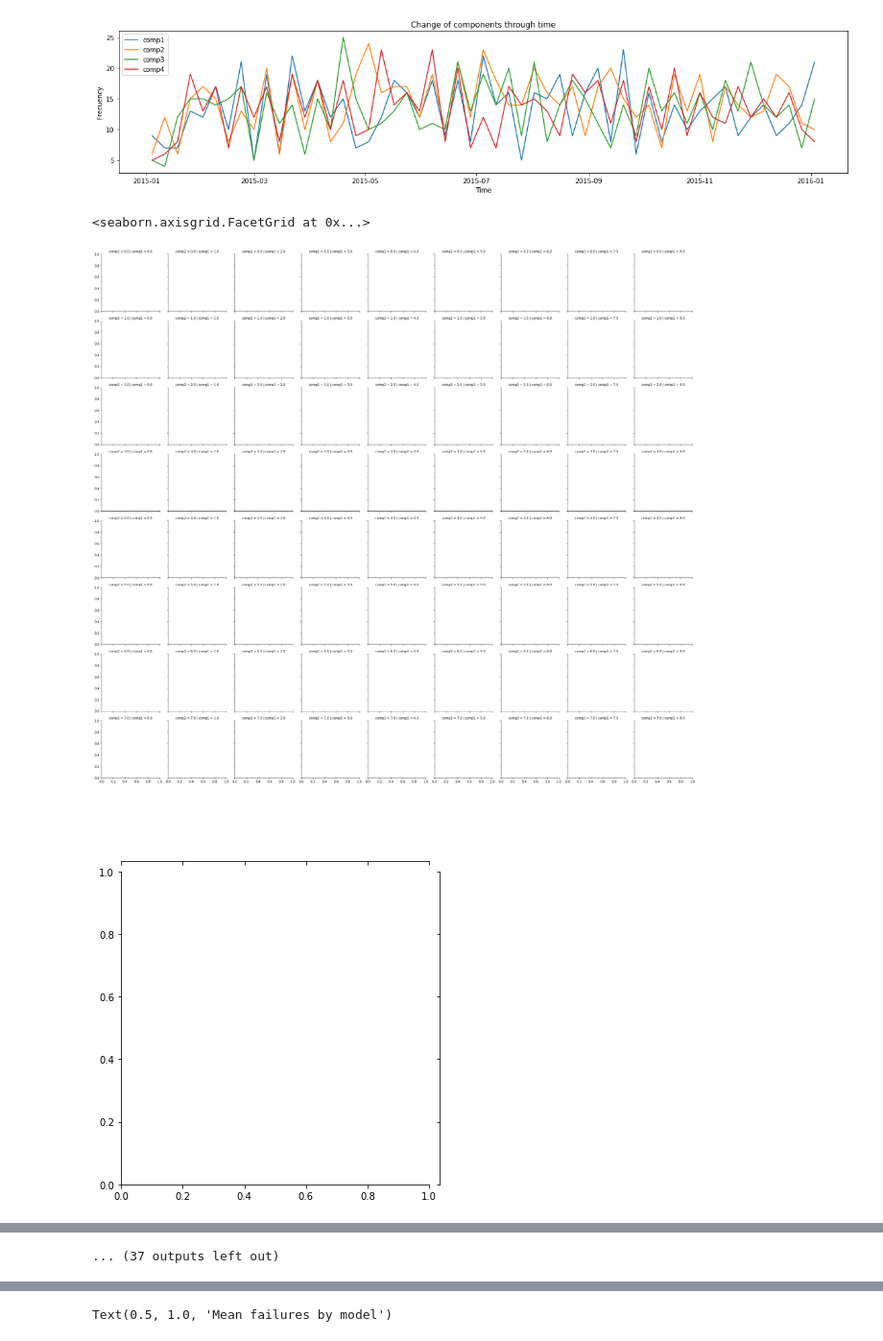
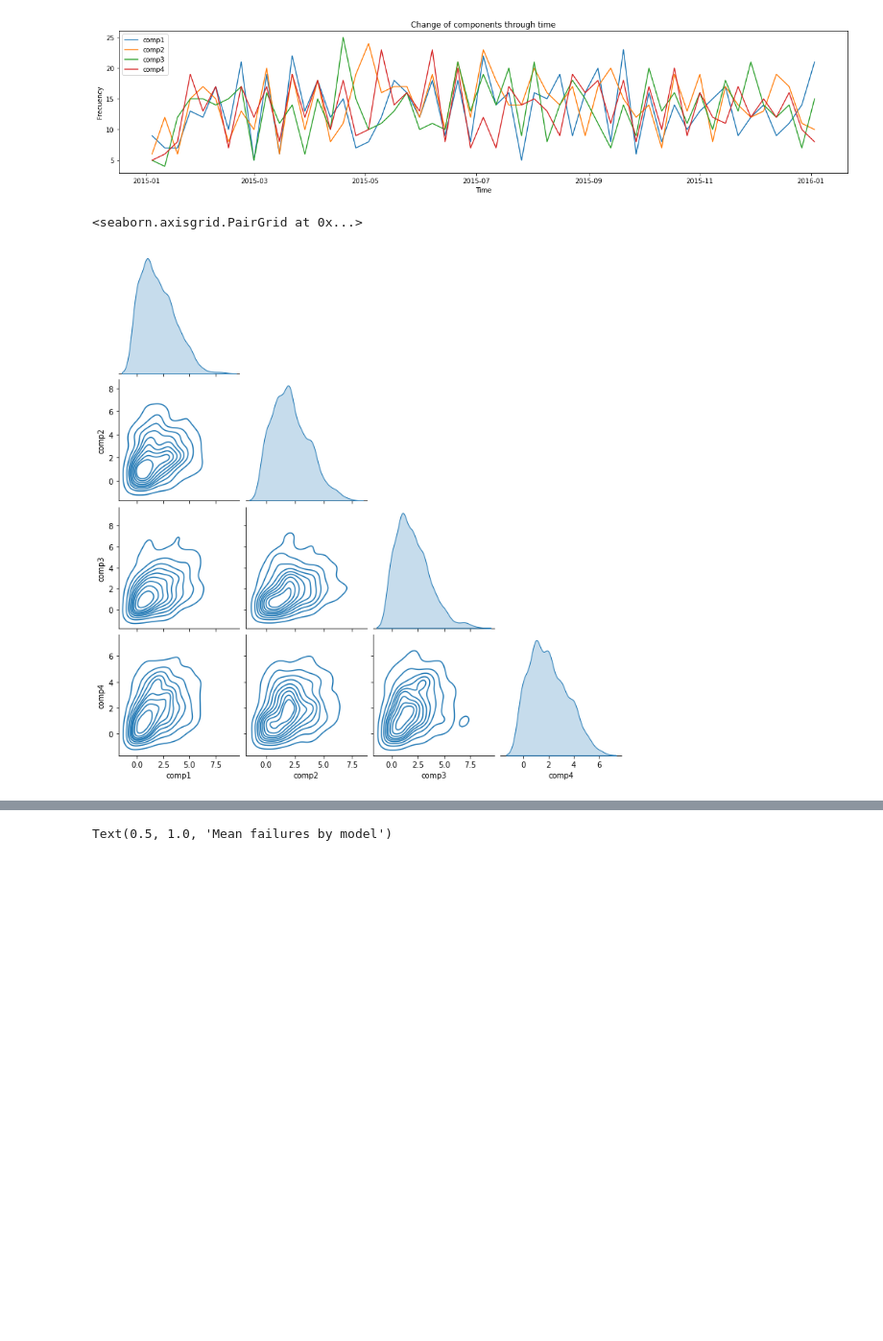
Before and after one commit to Brami01/TIC_Project_PM, a Jupyter notebook: grupo4_RicardoFernandez_BramiPrudencio_PabloRivas.ipynb, the cells around one changed output, grey strips where cells are left out. Shown at 96% size. Drawn from its saved outputs; the diff is of its cells as text; code cells hidden in the pictures; blank space fills up the shorter version.

Commit message:
more plots

```diff
--- a/grupo4_RicardoFernandez_BramiPrudencio_PabloRivas.ipynb
+++ b/grupo4_RicardoFernandez_BramiPrudencio_PabloRivas.ipynb
@@ -213,25 +219,7 @@ plt.title('Change of components through time')
 Text(0.5, 1.0, 'Change of components through time')
 [figure]
 # %%
-maint_2015_comp = maint_2015.groupby(['datetime', 'comp'], as_index=False).count().pivot(index='datetime', columns='comp', values='machineID')
-maint_2015_comp = maint_2015_comp.fillna(0)
-maint_2015_comp = maint_2015_comp.reset_index()
-#maint_2015_comp = maint_2015_comp.groupby(pd.Grouper(freq="1W")).sum()
-
-#maint_2015_comp.index = range(len(maint_2015_comp.index))
-#maint_2015_comp
-#maint_2015_comp.index.values
-#maint_2015_comp.reset_index(drop=True).index.values
-#sns.jointplot(data=maint_2015_comp, x='comp1', y='comp2', kind='hist')
-
-
-g = sns.FacetGrid(maint_2015_comp, col="comp1",  row="comp2")
-g.map(sns.jointplot)
-#fig, axs = plt.subplots(4, 4, figsize=(20,20))
-#for i, feat in enumerate(components):
-#    for j in range(4):
-#        sns.jointplot(data=maint_2015_comp, x=feat, y=components[j], kind='hist')
+sns.pairplot(maint_2015_comp, corner=True, kind='kde')
 # %% [output]
-<seaborn.axisgrid.FacetGrid at 0x...>
+<seaborn.axisgrid.PairGrid at 0x...>
-[figure, old version]
+[figure, new version]
-[figure, removed]
@@ -247,2 +226 @@ g.map(sns.jointplot)
-... (37 outputs left out)
 # %%
```
Also changed, not shown: parts of 9 cells of this notebook.
